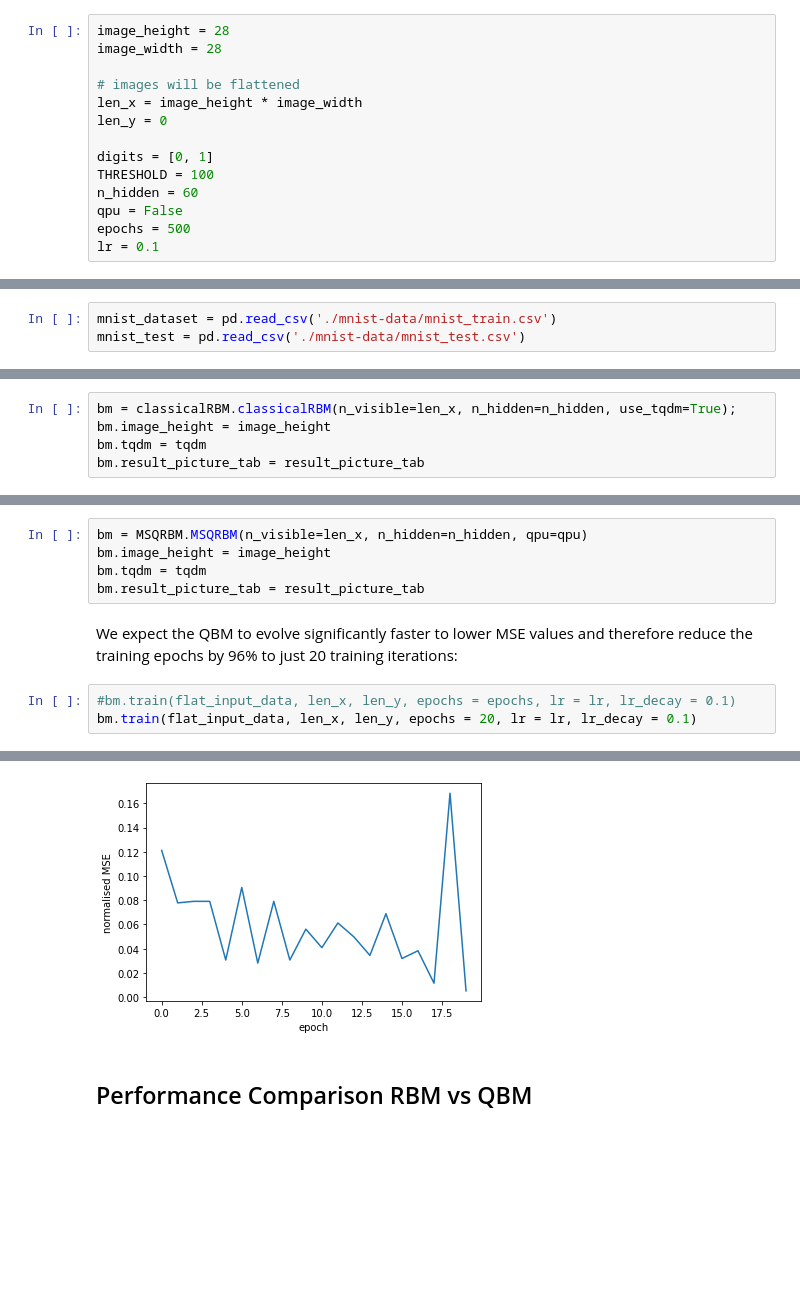
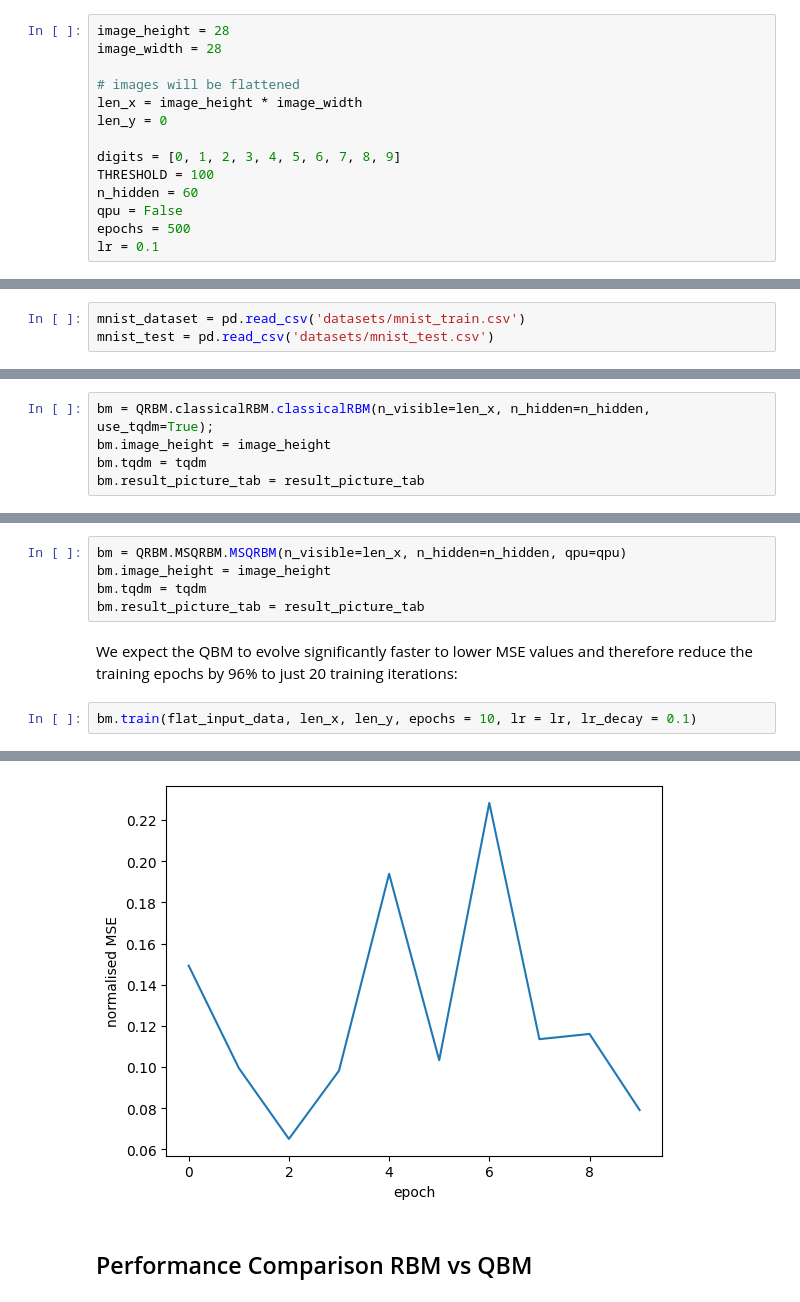
Before and after one commit to dynexcoin/DynexSDK, a Jupyter notebook: example_quantum_boltzmann_machine_QBM.ipynb, the cells around one changed output, grey strips where cells are left out. Drawn from its saved outputs; the diff is of its cells as text; blank space fills up the shorter version.

```diff
--- a/example_quantum_boltzmann_machine_QBM.ipynb
+++ b/example_quantum_boltzmann_machine_QBM.ipynb
@@ -88,7 +88,7 @@ image_width = 28
 len_x = image_height * image_width
 len_y = 0
 
-digits = [0, 1]
+digits = [0, 1, 2, 3, 4, 5, 6, 7, 8, 9]
 THRESHOLD = 100
 n_hidden = 60
 qpu = False
@@ -97,8 +97,8 @@ lr = 0.1
 # %% [markdown]
 The MNIST dataset can be downloaded from https://www.kaggle.com/datasets/oddrationale/mnist-in-csv and will be loaded in a DataFrame object:
 # %%
-mnist_dataset = pd.read_csv('./mnist-data/mnist_train.csv')
-mnist_test = pd.read_csv('./mnist-data/mnist_test.csv')
+mnist_dataset = pd.read_csv('datasets/mnist_train.csv')
+mnist_test = pd.read_csv('datasets/mnist_test.csv')
 # %% [markdown]
 We then preapre the train and test set:
 # %%
@@ -209,7 +214,7 @@ For benchmarking and testing the correctness of the RBM implementation, we train
 # %% [markdown]
 We als added learning rate decay, which is a mechanism that decreases the learning rate α every couple of iterations. It is used to further optimize the learning process after getting stuck close to the optimum. We also added Momentum, which is a popular improvement of gradient based algorithms, such as SGD or Adam. The main idea behind the method is to calculate the gradient, not only based on the current data sample, but also the previous gradient direction. Another improvement that was added is a different variant of the learning algorithm called persistent CD. The main difference is that in most iterations, instead of taking the input data as vector v, we use the v' vector from the previous iteration to calculate the negative phase of the gradient
 # %%
-bm = classicalRBM.classicalRBM(n_visible=len_x, n_hidden=n_hidden, use_tqdm=True);
+bm = QRBM.classicalRBM.classicalRBM(n_visible=len_x, n_hidden=n_hidden, use_tqdm=True);
 bm.image_height = image_height
 bm.tqdm = tqdm
 bm.result_picture_tab = result_picture_tab
@@ -241,13 +246,12 @@ Normalised MSE values changing with an increasing number of epochs for a two dig
 # %% [markdown]
 In our QBM, the classical sampling steps are being replaced by the output of the Dynex Neuromorphic sampler:
 # %%
-bm = MSQRBM.MSQRBM(n_visible=len_x, n_hidden=n_hidden, qpu=qpu)
+bm = QRBM.MSQRBM.MSQRBM(n_visible=len_x, n_hidden=n_hidden, qpu=qpu)
 bm.image_height = image_height
 bm.tqdm = tqdm
 bm.result_picture_tab = result_picture_tab
 # %% [markdown]
 We expect the QBM to evolve significantly faster to lower MSE values and therefore reduce the training epochs by 96% to just 20 training iterations:
 # %%
-#bm.train(flat_input_data, len_x, len_y, epochs = epochs, lr = lr, lr_decay = 0.1)
-bm.train(flat_input_data, len_x, len_y, epochs = 20, lr = lr, lr_decay = 0.1)
+bm.train(flat_input_data, len_x, len_y, epochs = 10, lr = lr, lr_decay = 0.1)
 # %% [output]
@@ -265,4 +266,4 @@ Better model found at epoch 19 mse= 0.00510204081632653
-[figure, old version]
+[figure, new version]
 # %% [markdown]
 ## Performance Comparison RBM vs QBM
 # %% [markdown]
```
Also changed, not shown: parts of 12 cells of this notebook, 9 other files.
